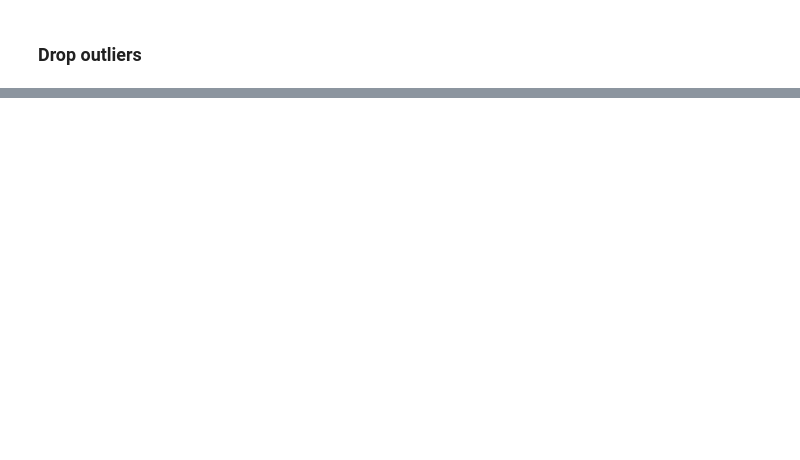
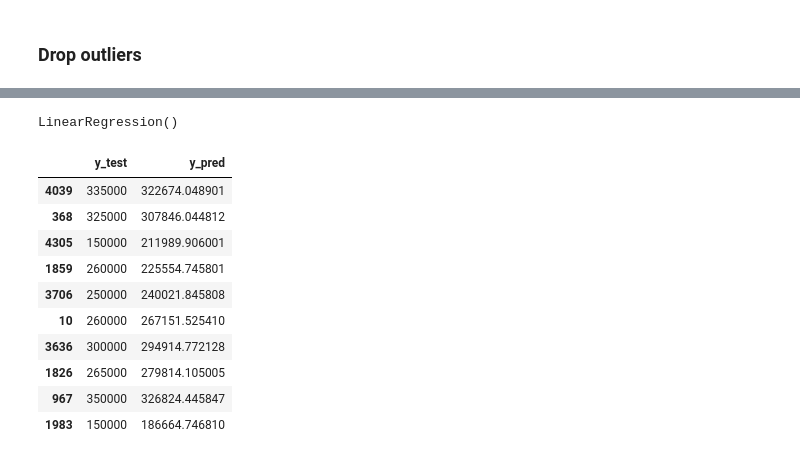
Before and after one commit to AntonyVasilev/vehicle-selling-price, a Jupyter notebook: Vehicle dataset.ipynb, the cells around one changed output, grey strips where cells are left out. Saved outputs shown, nothing was run; the diff lists cells and outputs as text; code cells hidden in the pictures; blank space fills up the shorter version.

Commit message:
tought a linear regression model

```diff
--- a/Vehicle dataset.ipynb
+++ b/Vehicle dataset.ipynb
@@ -188,0 +252,30 @@ df.to_csv(PREPARED_DATASET_PATH, index=False, encoding='utf-8')
+# %%
+X_train, X_test, y_train, y_test = train_test_split(X, y, test_size=0.25)
+# %%
+from sklearn.linear_model import LinearRegression
+lr = LinearRegression()
+# %%
+lr.fit(X_train, y_train)
+# %% [output]
+LinearRegression()
+# %%
+y_pred = lr.predict(X_test)
+# %%
+check_test = pd.DataFrame({
+    "y_test": y_test['selling_price'],
+    "y_pred": y_pred.flatten(),
+})
+
+check_test.head(10)
+# %% [output]
+|  | y_test | y_pred |
+| 4039 | 335000 | 322674.048901 |
+| 368 | 325000 | 307846.044812 |
+| 4305 | 150000 | 211989.906001 |
+| 1859 | 260000 | 225554.745801 |
+| 3706 | 250000 | 240021.845808 |
+| 10 | 260000 | 267151.525410 |
+| 3636 | 300000 | 294914.772128 |
+| 1826 | 265000 | 279814.105005 |
+| 967 | 350000 | 326824.445847 |
+| 1983 | 150000 | 186664.746810 |
```
Also changed, not shown: parts of 21 cells of this notebook, 1 other file.
